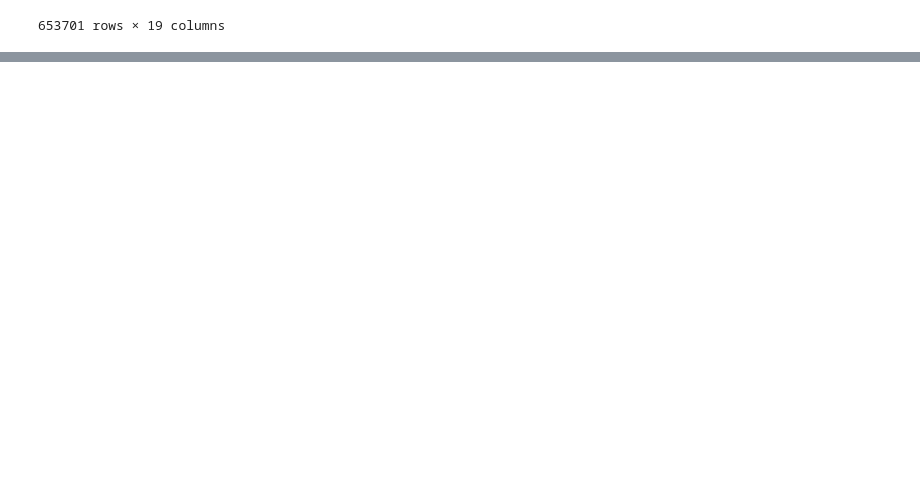
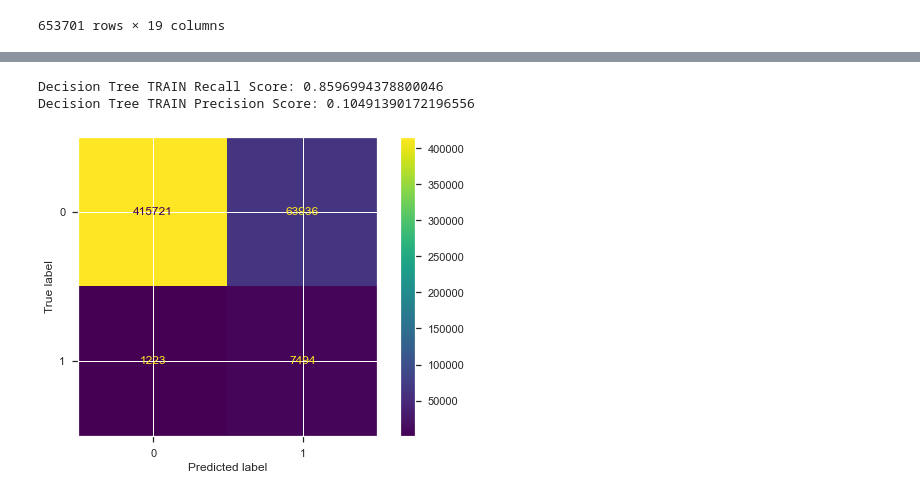
Before and after one commit to ClayHunn/Phase3Project, a Jupyter notebook: Kyle_EDA_notebook.ipynb, the cells around one changed output, grey strips where cells are left out. Drawn from its saved outputs; the diff is of its cells as text; code cells hidden in the pictures; blank space fills up the shorter version.

Commit message:
building pipeline

```diff
--- a/Kyle_EDA_notebook.ipynb
+++ b/Kyle_EDA_notebook.ipynb
@@ -423,0 +600,2 @@ df_full
+# %%
+df_model = df_model.dropna(subset = ['FIRST_CRASH_TYPE','AIRBAG_DEPLOYED'], axis = 0)
@@ -423,0 +621,5 @@ df_full
+# %%
+X = df_model.drop('FATAL/INCAPACITATING_INJURY', axis = 1)
+y = df_model['FATAL/INCAPACITATING_INJURY']
+
+X_train, X_test, y_train, y_test = train_test_split(X, y, random_state = 14)
@@ -423,0 +628,9 @@ df_full
+# %%
+dummy = DummyClassifier(strategy = 'most_frequent')
+
+dummy.fit(X_train,y_train)
+
+plot_confusion_matrix(dummy, X_test, y_test)
+
+print('Dummy Classifier TEST Recall Score:', recall_score(y_test,dummy.predict(X_test)))
+print('Dummy Classifier TEST Precision Score:', precision_score(y_test,dummy.predict(X_test)))
@@ -423,0 +643,15 @@ df_full
+# %%
+num = ['AGE']
+cat = ['WEATHER_CONDITION','LIGHTING_CONDITION','FIRST_CRASH_TYPE','ALIGNMENT','ROADWAY_SURFACE_COND','ROAD_DEFECT','AIRBAG_DEPLOYED','SAFETY_EQUIPMENT']
+
+num_transformer = Pipeline(steps=[('imputer', SimpleImputer(strategy = 'median'))])
+
+cat_transformer = Pipeline(steps=[('onehot', OneHotEncoder(drop = 'first'))])
+
+preprocessor = ColumnTransformer(transformers=[('num', num_transformer, num),
+                                               ('cat', cat_transformer, cat)])
+
+pipe = Pipeline(steps=[('preprocessor', preprocessor),
+                       ('classiffier', DecisionTreeClassifier( class_weight = 'balanced'))])
+
+pipe.fit(X_train,y_train)
@@ -423,0 +677,11 @@ df_full
+# %%
+plot_confusion_matrix(pipe, X_train, y_train)
+
+train_predict = pipe.predict(X_train)
+
+print('Decision Tree TRAIN Recall Score:', recall_score(y_train, train_predict))
+print('Decision Tree TRAIN Precision Score:', precision_score(y_train, train_predict))
+# %% [output]
+Decision Tree TRAIN Recall Score: 0.8596994378800046
+Decision Tree TRAIN Precision Score: 0.10491390172196556
+[figure, added]
```
Also changed, not shown: parts of 29 cells of this notebook, 1 other file.
